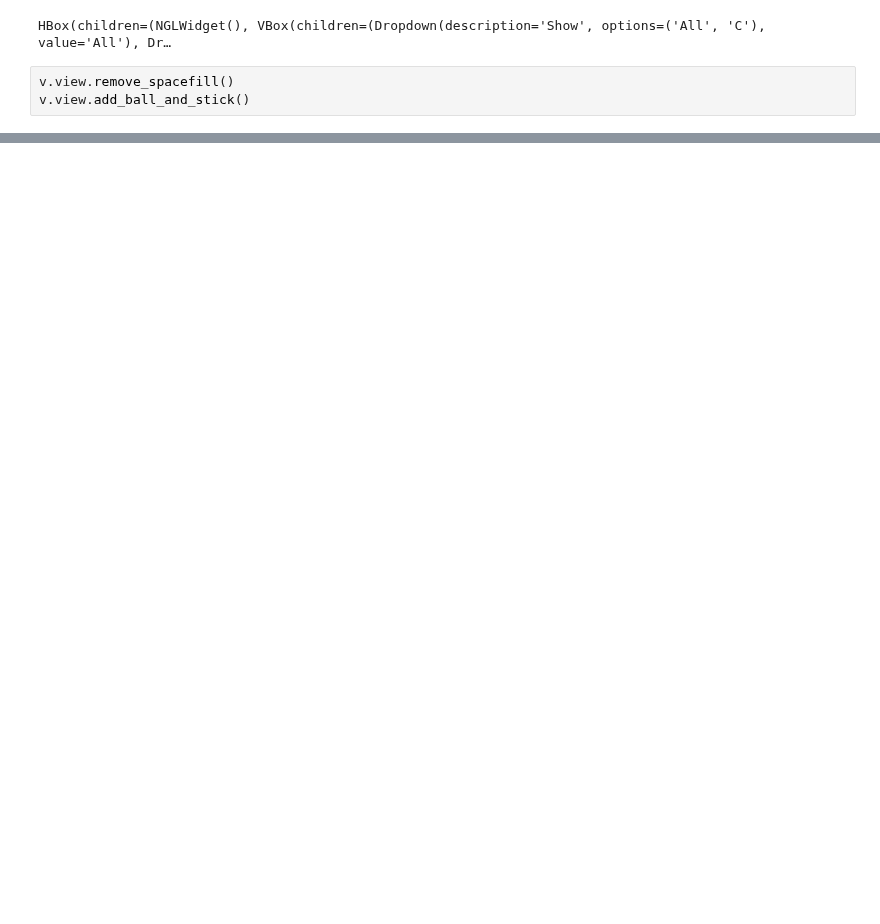
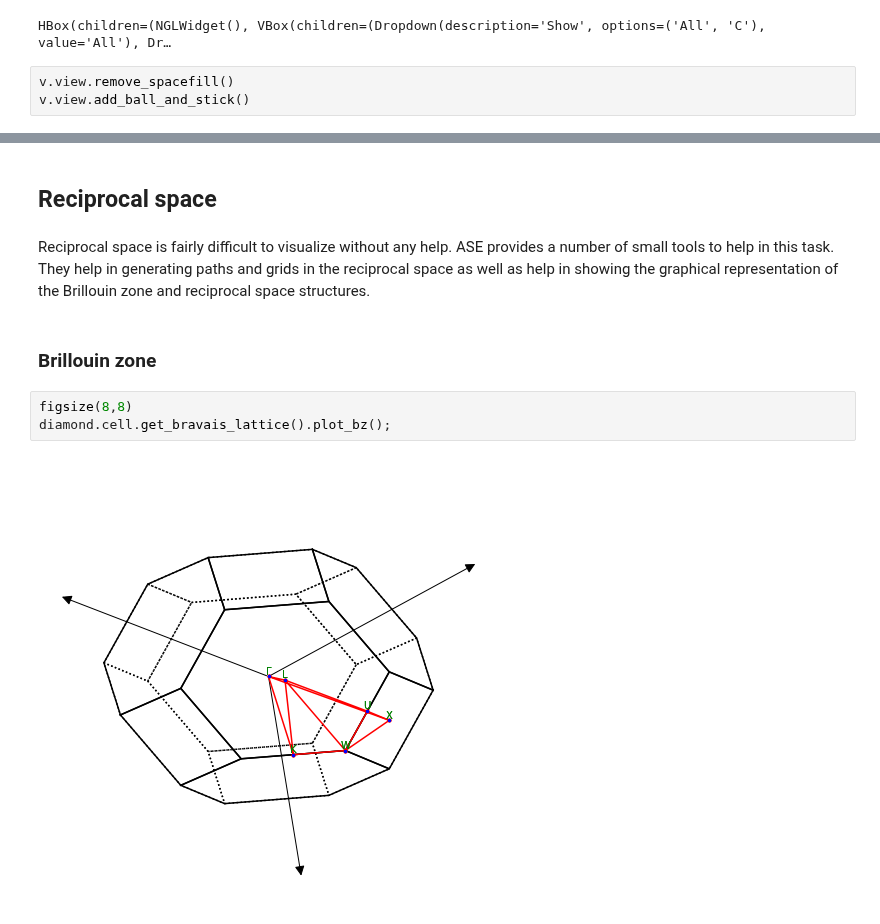
Before and after one commit to jochym/abinitio-methods, a Jupyter notebook: 03_Building_Crystals.ipynb, the cells around one changed output, grey strips where cells are left out. Cells and saved outputs as stored; diff of their text form; blank space fills up the shorter version.

```diff
--- a/03_Building_Crystals.ipynb
+++ b/03_Building_Crystals.ipynb
@@ -32,0 +80,11 @@ v.view.add_ball_and_stick()
+# %% [markdown]
+## Reciprocal space
+# %% [markdown]
+Reciprocal space is fairly difficult to visualize without any help. ASE provides a number of small tools to help in this task. They help in generating paths and grids in the reciprocal space as well as help in showing the graphical representation of the Brillouin zone and reciprocal space structures.
+# %% [markdown]
+### Brillouin zone
+# %%
+figsize(8,8)
+diamond.cell.get_bravais_lattice().plot_bz();
+# %% [output]
+[figure, added]
```
Also changed, not shown: parts of 20 cells of this notebook.
